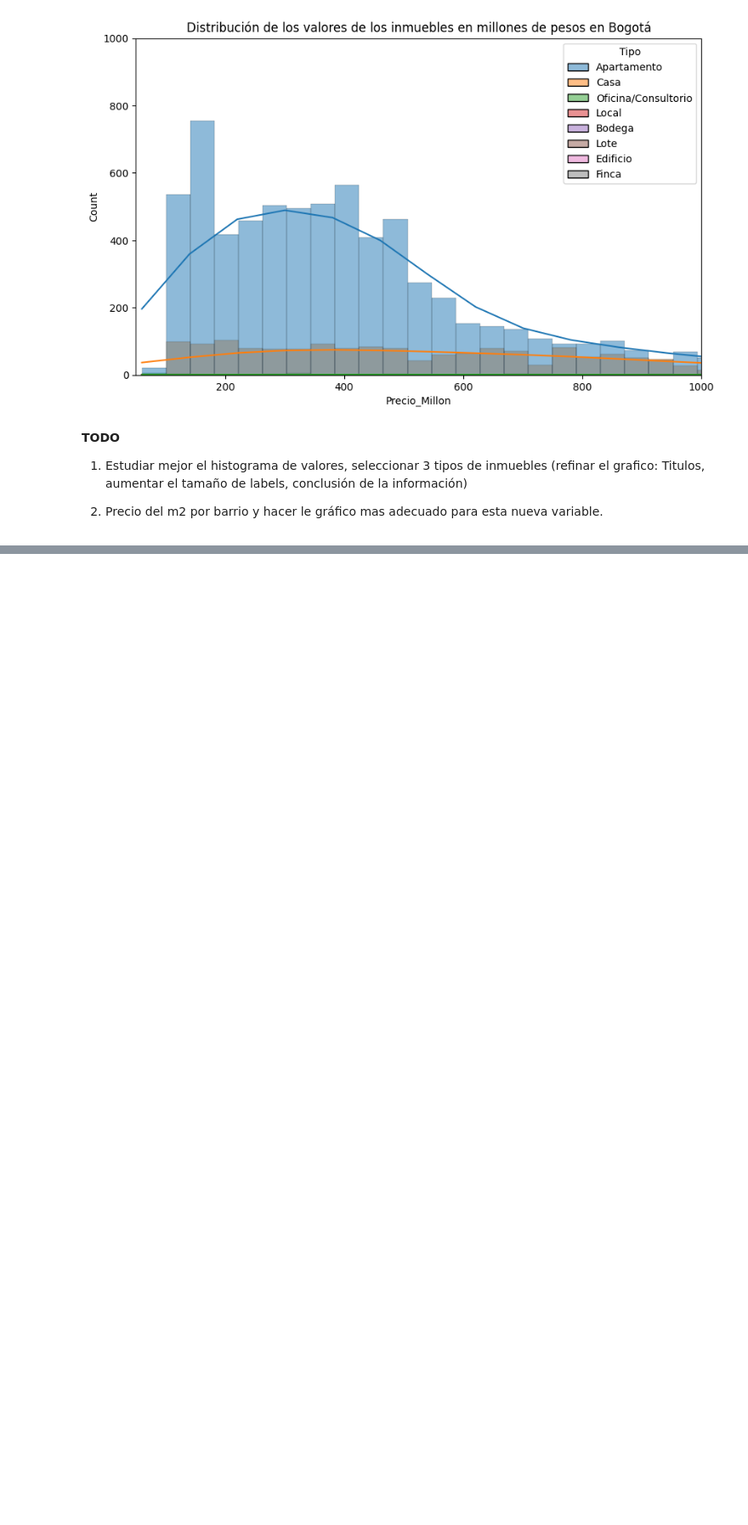
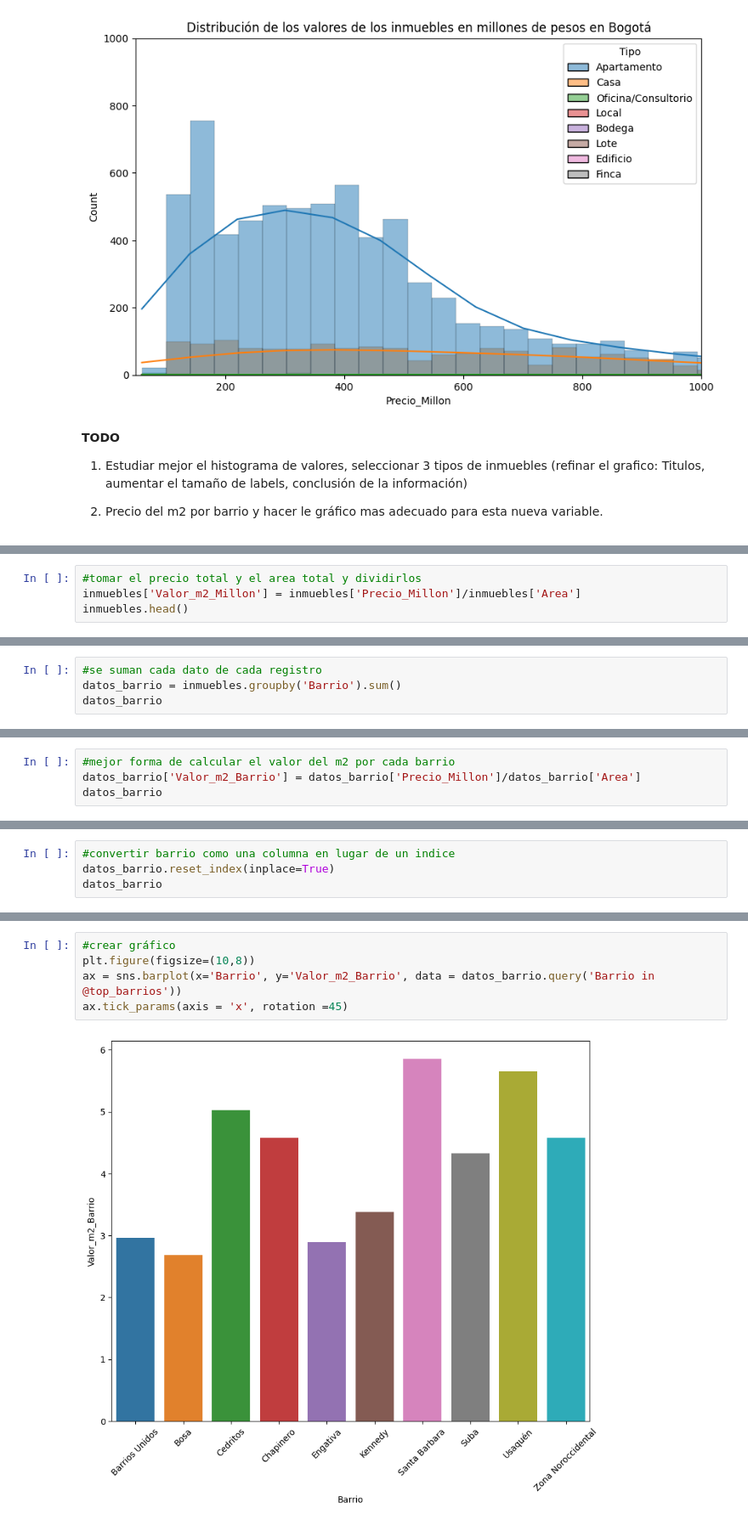
Before and after one commit to Deivid-Ruales/Data_sciense, a Jupyter notebook: Inmersión_Datos_Aula_1.ipynb, the cells around one changed output, grey strips where cells are left out. Shown at 85% size. Saved outputs shown, nothing was run; the diff lists cells and outputs as text; blank space fills up the shorter version.

```diff
--- a/Inmersión_Datos_Aula_1.ipynb
+++ b/Inmersión_Datos_Aula_1.ipynb
@@ -486,0 +491,4 @@ plt.show
+# %%
+#tomar el precio total y el area total y dividirlos
+inmuebles['Valor_m2_Millon'] = inmuebles['Precio_Millon']/inmuebles['Area']
+inmuebles.head()
@@ -486,0 +520,4 @@ plt.show
+# %%
+#se suman cada dato de cada registro
+datos_barrio = inmuebles.groupby('Barrio').sum()
+datos_barrio
@@ -486,0 +539,4 @@ plt.show
+# %%
+#mejor forma de calcular el valor del m2 por cada barrio
+datos_barrio['Valor_m2_Barrio'] = datos_barrio['Precio_Millon']/datos_barrio['Area']
+datos_barrio
@@ -486,0 +600,4 @@ plt.show
+# %%
+#convertir barrio como una columna en lugar de un indice
+datos_barrio.reset_index(inplace=True)
+datos_barrio
@@ -486,0 +633,7 @@ plt.show
+# %%
+#crear gráfico
+plt.figure(figsize=(10,8))
+ax = sns.barplot(x='Barrio', y='Valor_m2_Barrio', data = datos_barrio.query('Barrio in @top_barrios'))
+ax.tick_params(axis = 'x', rotation =45)
+# %% [output]
+[figure, added]
```
Also changed, not shown: parts of 20 cells of this notebook.
